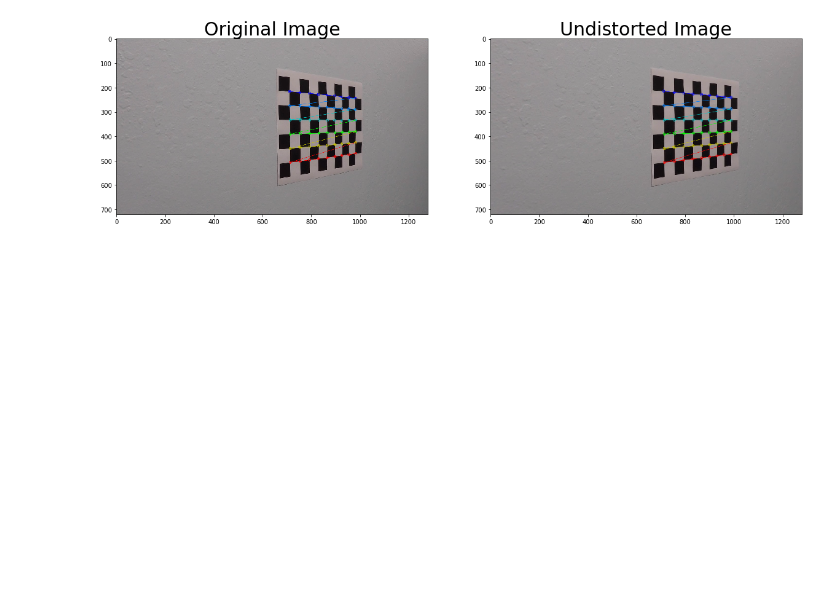
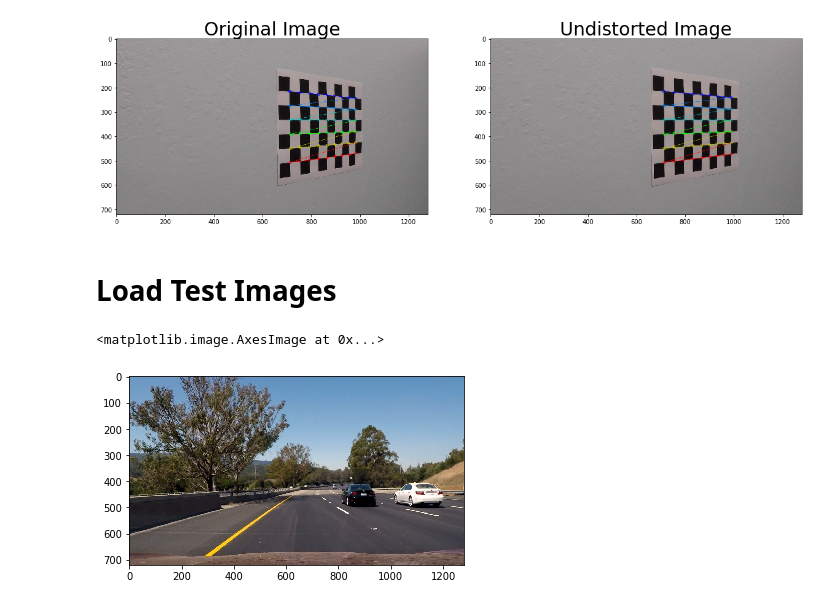
Before and after one commit to YuxiBupt/CarND-Advanced-Lane-Lines, a Jupyter notebook: Avanced-Lane-Finding.ipynb, the cells around one changed output. Drawn from its saved outputs; the diff is of its cells as text; code cells hidden in the pictures; blank space fills up the shorter version.

```diff
--- a/Avanced-Lane-Finding.ipynb
+++ b/Avanced-Lane-Finding.ipynb
@@ -84,3 +84,21 @@ ax2.set_title('Undistorted Image', fontsize=30)
 # %% [output]
 Text(0.5,1,'Undistorted Image')
 [figure]
+# %% [markdown]
+# Load Test Images
+# %%
+def load_road_images():
+    road_images = []
+    paths = glob.glob('test_images/*.jpg')
+    for path in paths:
+        road_images.append(cv2.cvtColor(cv2.imread(path), cv2.COLOR_BGR2RGB))
+
+    return road_images
+
+road_images = load_road_images()
+road_image_num = 0
+road_image = road_images[road_image_num]
+plt.imshow(road_image)
+# %% [output]
+<matplotlib.image.AxesImage at 0x...>
+[figure, added]
```
Also changed, not shown: parts of 6 cells of this notebook.
